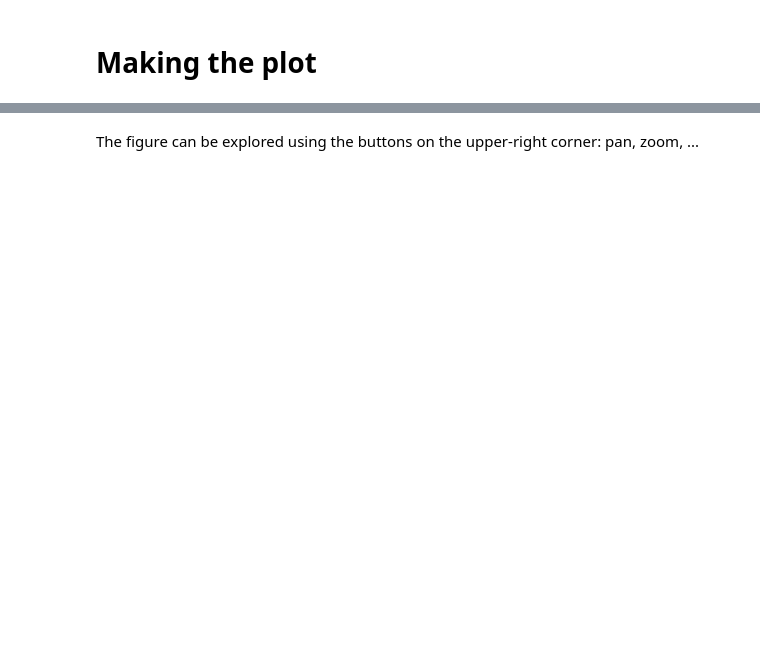
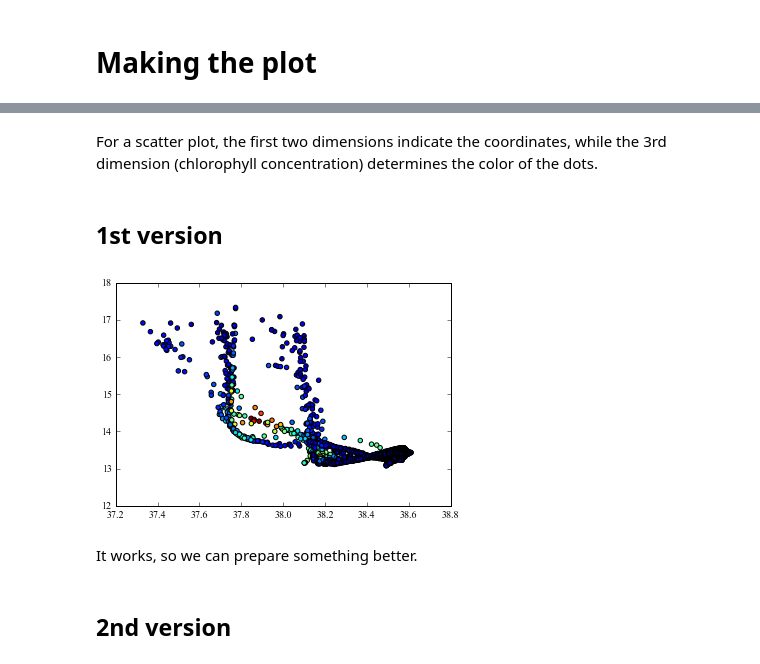
Before and after one commit to ctroupin/Python-Course-Cadiz, a Jupyter notebook: notebooks/plot_TS_diagram.ipynb, the cells around one changed output, grey strips where cells are left out. Cells and saved outputs as stored; diff of their text form; code cells hidden in the pictures; blank space fills up the shorter version.

Commit message:
scatter plot example

```diff
--- a/notebooks/plot_TS_diagram.ipynb
+++ b/notebooks/plot_TS_diagram.ipynb
@@ -38,0 +24,4 @@ psalGlider = f.select('sea_water_salinity')[0].array
+# %%
+with netCDF4.Dataset(ctdfile) as nc:
+    variableNames = nc.variables.keys()
+    print variableNames
@@ -39,2 +33,12 @@ psalGlider = f.select('sea_water_salinity')[0].array
+# %%
+with netCDF4.Dataset(ctdfile) as nc:
+    temperature1 = nc.variables['WTR_TEM_01'][:]
+    temperature2 = nc.variables['WTR_TEM_02'][:]
+    salinity1 = nc.variables['SALT_01'][:]
+    salinity2 = nc.variables['SALT_02'][:]
+    chlorophyll = nc.variables['CHLO'][:]
 # %% [markdown]
 As the CTD has two sensors for temperature and salinity, we will compute the mean between the two sets of measurements for each variable. We could also load data from only one of the sensors.
+# %%
+temperature = 0.5 * (temperature1 + temperature2)
+salinity = 0.5 * (salinity1 + salinity2)
@@ -61,2 +59,14 @@ show(p)
-# %% [markdown]
-The figure can be explored using the buttons on the upper-right corner: pan, zoom, ...
+# %% [markdown]
+For a scatter plot, the first two dimensions indicate the coordinates, while the 3rd dimension (chlorophyll concentration) determines the color of the dots.
+# %% [markdown]
+## 1st version
+# %%
+%matplotlib inline
+plt.scatter(salinity, temperature, c=chlorophyll)
+plt.show()
+# %% [output]
+[figure, added]
+# %% [markdown]
+It works, so we can prepare something better.
+# %% [markdown]
+## 2nd version
```
Also changed, not shown: parts of 22 cells of this notebook.
